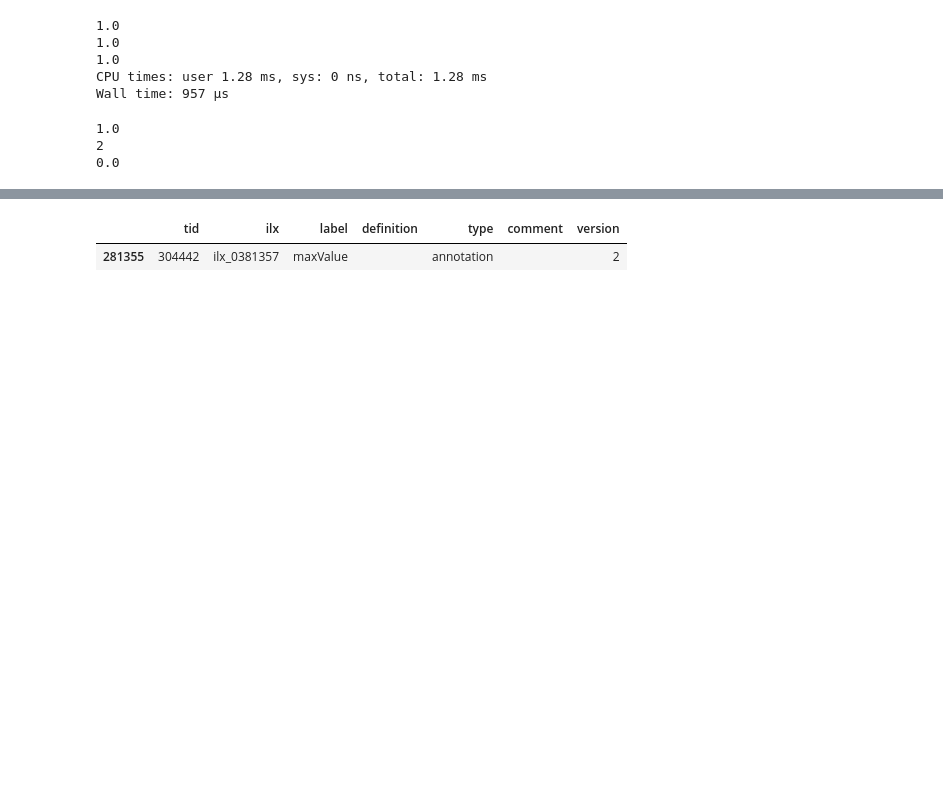
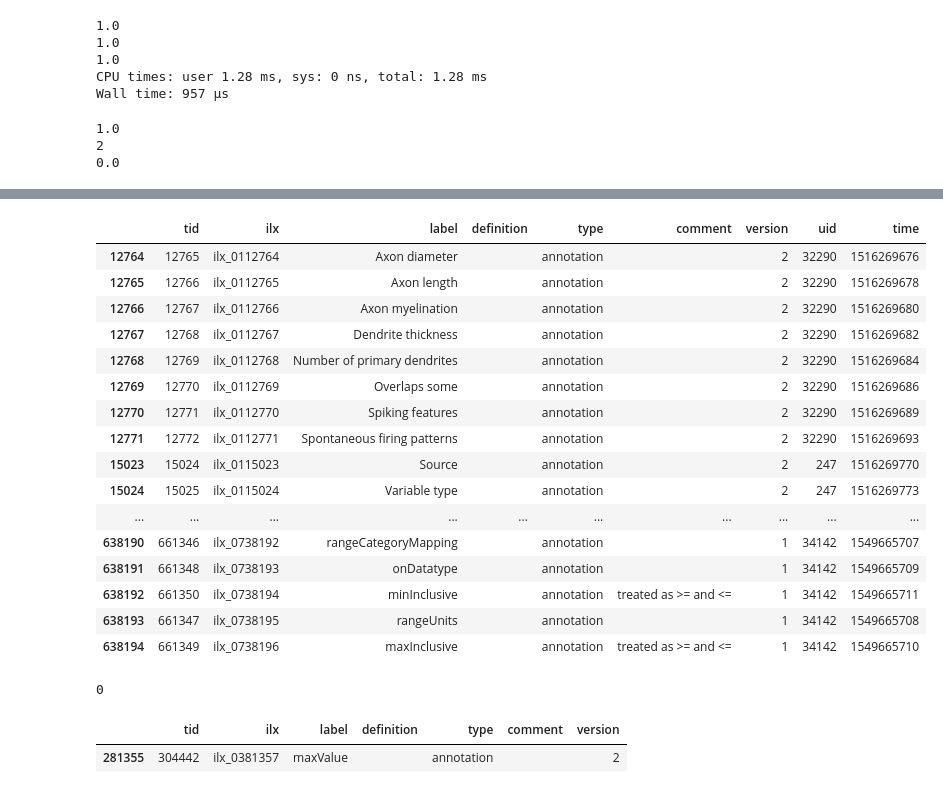
Before and after one commit to tgbugs/pyontutils, a Jupyter notebook: ilxutils/ilx-playground.ipynb, the cells around one changed output, grey strips where cells are left out. Saved outputs shown, nothing was run; the diff lists cells and outputs as text; code cells hidden in the pictures; blank space fills up the shorter version.

```diff
--- a/ilxutils/ilx-playground.ipynb
+++ b/ilxutils/ilx-playground.ipynb
@@ -90,3 +131,32 @@ terms[terms.type=='relationship']
+# %%
+bernard = 36381
+terms[terms.type == ]
+# %% [output]
+|  | tid | ilx | label | definition | type | comment | version | uid | time |
+| 12764 | 12765 | ilx_0112764 | Axon diameter |  | annotation |  | 2 | 32290 | 1516269676 |
+| 12765 | 12766 | ilx_0112765 | Axon length |  | annotation |  | 2 | 32290 | 1516269678 |
+| 12766 | 12767 | ilx_0112766 | Axon myelination |  | annotation |  | 2 | 32290 | 1516269680 |
+| 12767 | 12768 | ilx_0112767 | Dendrite thickness |  | annotation |  | 2 | 32290 | 1516269682 |
+| 12768 | 12769 | ilx_0112768 | Number of primary dendrites |  | annotation |  | 2 | 32290 | 1516269684 |
+| 12769 | 12770 | ilx_0112769 | Overlaps some |  | annotation |  | 2 | 32290 | 1516269686 |
+| 12770 | 12771 | ilx_0112770 | Spiking features |  | annotation |  | 2 | 32290 | 1516269689 |
+| 12771 | 12772 | ilx_0112771 | Spontaneous firing patterns |  | annotation |  | 2 | 32290 | 1516269693 |
+| 15023 | 15024 | ilx_0115023 | Source |  | annotation |  | 2 | 247 | 1516269770 |
+| 15024 | 15025 | ilx_0115024 | Variable type |  | annotation |  | 2 | 247 | 1516269773 |
+| ... | ... | ... | ... | ... | ... | ... | ... | ... | ... |
+| 638190 | 661346 | ilx_0738192 | rangeCategoryMapping |  | annotation |  | 1 | 34142 | 1549665707 |
+| 638191 | 661348 | ilx_0738193 | onDatatype |  | annotation |  | 1 | 34142 | 1549665709 |
+| 638192 | 661350 | ilx_0738194 | minInclusive |  | annotation | treated as >= and <= | 1 | 34142 | 1549665711 |
+| 638193 | 661347 | ilx_0738195 | rangeUnits |  | annotation |  | 1 | 34142 | 1549665708 |
+| 638194 | 661349 | ilx_0738196 | maxInclusive |  | annotation | treated as >= and <= | 1 | 34142 | 1549665710 |
+# %%
+hit = 0
+for i, row in terms[~terms.type.str.contains('cde') & ~terms.type.str.contains('fde')].sort_values(by='time').iterrows():
+    if row.uid == ber:
+        hit = i
+print(hit)
+# %% [output]
+0
 # %%
 terms[terms.label.str.contains('max') & (terms.type == 'annotation')]
 # %% [output]
```
Also changed, not shown: parts of 6 cells of this notebook, 1 other file.
